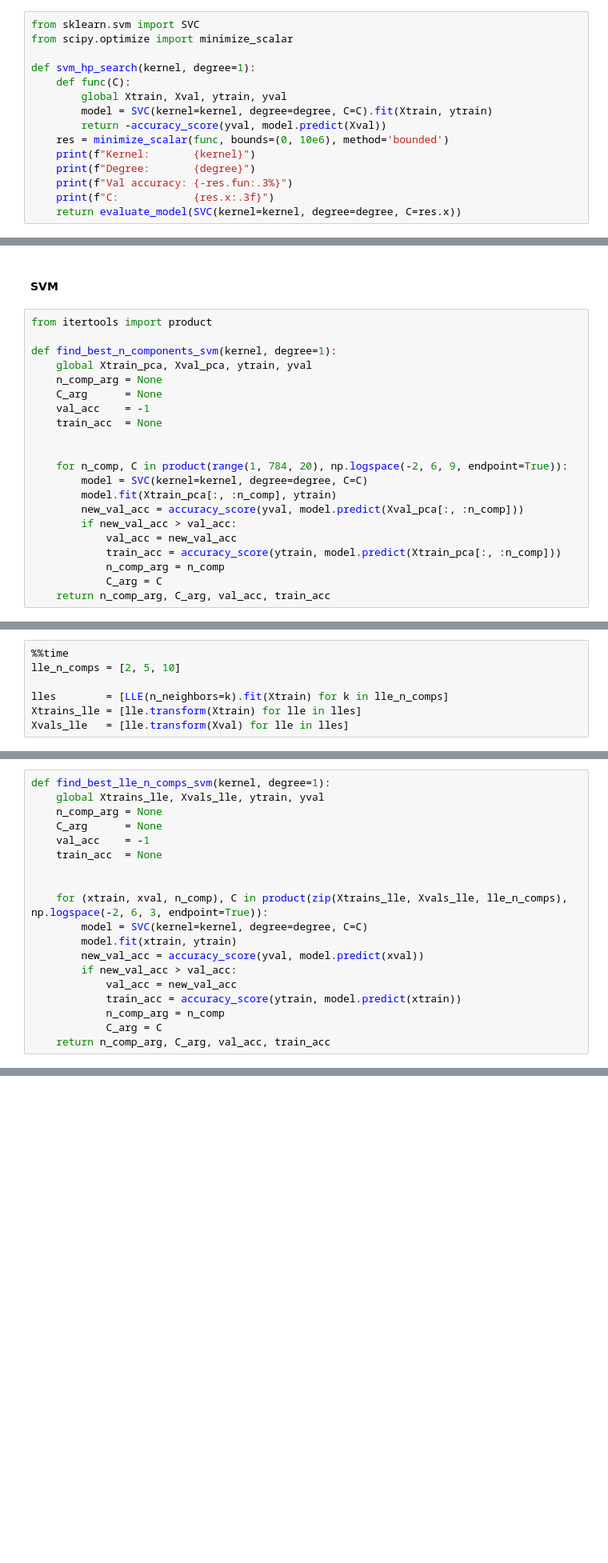
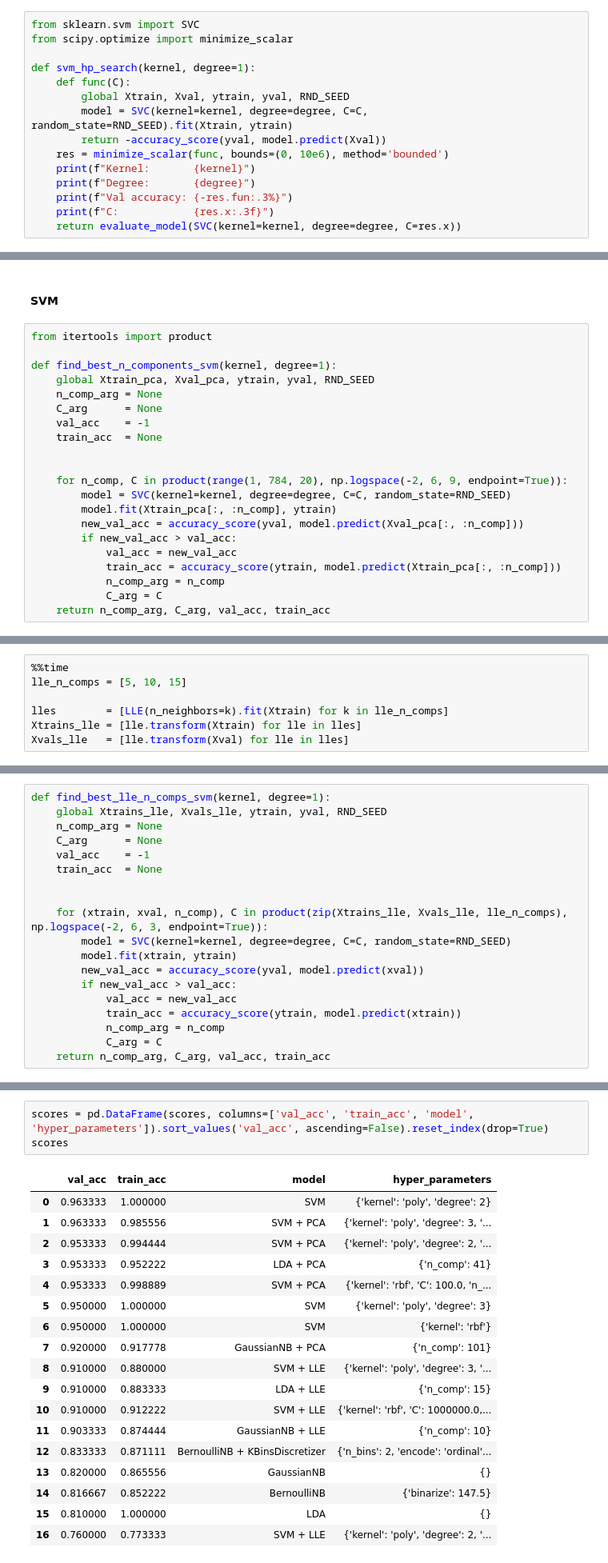
Before and after one commit to ZhigaMason/University, a Jupyter notebook: 01/homework_01_B242.ipynb, the cells around one changed output, grey strips where cells are left out. Shown at 80% size. Cells and saved outputs as stored; diff of their text form; blank space fills up the shorter version.

```diff
--- a/01/homework_01_B242.ipynb
+++ b/01/homework_01_B242.ipynb
@@ -180,8 +180,8 @@ from scipy.optimize import minimize_scalar
 
 def svm_hp_search(kernel, degree=1):
     def func(C):
-        global Xtrain, Xval, ytrain, yval
-        model = SVC(kernel=kernel, degree=degree, C=C).fit(Xtrain, ytrain)
+        global Xtrain, Xval, ytrain, yval, RND_SEED
+        model = SVC(kernel=kernel, degree=degree, C=C, random_state=RND_SEED).fit(Xtrain, ytrain)
         return -accuracy_score(yval, model.predict(Xval))
     res = minimize_scalar(func, bounds=(0, 10e6), method='bounded')
     print(f"Kernel:       {kernel}")
@@ -354,7 +358,7 @@ def find_best_n_components(model):
 from itertools import product
 
 def find_best_n_components_svm(kernel, degree=1):
-    global Xtrain_pca, Xval_pca, ytrain, yval
+    global Xtrain_pca, Xval_pca, ytrain, yval, RND_SEED
     n_comp_arg = None
     C_arg      = None
     val_acc    = -1
@@ -362,7 +366,7 @@ def find_best_n_components_svm(kernel, degree=1):
 
 
     for n_comp, C in product(range(1, 784, 20), np.logspace(-2, 6, 9, endpoint=True)):
-        model = SVC(kernel=kernel, degree=degree, C=C)
+        model = SVC(kernel=kernel, degree=degree, C=C, random_state=RND_SEED)
         model.fit(Xtrain_pca[:, :n_comp], ytrain)
         new_val_acc = accuracy_score(yval, model.predict(Xval_pca[:, :n_comp]))
         if new_val_acc > val_acc:
@@ -501,6 +511,6 @@ We can see that class regions intersact a lot, so it will be hard for any model
 # %%
 %%time
-lle_n_comps = [2, 5, 10]
+lle_n_comps = [5, 10, 15]
 
 lles        = [LLE(n_neighbors=k).fit(Xtrain) for k in lle_n_comps]
 Xtrains_lle = [lle.transform(Xtrain) for lle in lles]
@@ -523,6 +538,6 @@ def find_best_lle_n_comps(model):
 # %%
 def find_best_lle_n_comps_svm(kernel, degree=1):
-    global Xtrains_lle, Xvals_lle, ytrain, yval
+    global Xtrains_lle, Xvals_lle, ytrain, yval, RND_SEED
     n_comp_arg = None
     C_arg      = None
     val_acc    = -1
@@ -530,7 +545,7 @@ def find_best_lle_n_comps_svm(kernel, degree=1):
 
 
     for (xtrain, xval, n_comp), C in product(zip(Xtrains_lle, Xvals_lle, lle_n_comps), np.logspace(-2, 6, 3, endpoint=True)):
-        model = SVC(kernel=kernel, degree=degree, C=C)
+        model = SVC(kernel=kernel, degree=degree, C=C, random_state=RND_SEED)
         model.fit(xtrain, ytrain)
         new_val_acc = accuracy_score(yval, model.predict(xval))
         if new_val_acc > val_acc:
@@ -621,0 +666,22 @@ Ellipsis
+# %%
+scores = pd.DataFrame(scores, columns=['val_acc', 'train_acc', 'model', 'hyper_parameters']).sort_values('val_acc', ascending=False).reset_index(drop=True)
+scores
+# %% [output]
+|  | val_acc | train_acc | model | hyper_parameters |
+| 0 | 0.963333 | 1.000000 | SVM | {'kernel': 'poly', 'degree': 2} |
+| 1 | 0.963333 | 0.985556 | SVM + PCA | {'kernel': 'poly', 'degree': 3, '... |
+| 2 | 0.953333 | 0.994444 | SVM + PCA | {'kernel': 'poly', 'degree': 2, '... |
+| 3 | 0.953333 | 0.952222 | LDA + PCA | {'n_comp': 41} |
+| 4 | 0.953333 | 0.998889 | SVM + PCA | {'kernel': 'rbf', 'C': 100.0, 'n_... |
+| 5 | 0.950000 | 1.000000 | SVM | {'kernel': 'poly', 'degree': 3} |
+| 6 | 0.950000 | 1.000000 | SVM | {'kernel': 'rbf'} |
+| 7 | 0.920000 | 0.917778 | GaussianNB + PCA | {'n_comp': 101} |
+| 8 | 0.910000 | 0.880000 | SVM + LLE | {'kernel': 'poly', 'degree': 3, '... |
+| 9 | 0.910000 | 0.883333 | LDA + LLE | {'n_comp': 15} |
+| 10 | 0.910000 | 0.912222 | SVM + LLE | {'kernel': 'rbf', 'C': 1000000.0,... |
+| 11 | 0.903333 | 0.874444 | GaussianNB + LLE | {'n_comp': 10} |
+| 12 | 0.833333 | 0.871111 | BernoulliNB + KBinsDiscretizer | {'n_bins': 2, 'encode': 'ordinal'... |
+| 13 | 0.820000 | 0.865556 | GaussianNB | {} |
+| 14 | 0.816667 | 0.852222 | BernoulliNB | {'binarize': 147.5} |
+| 15 | 0.810000 | 1.000000 | LDA | {} |
+| 16 | 0.760000 | 0.773333 | SVM + LLE | {'kernel': 'poly', 'degree': 2, '... |
```
Also changed, not shown: parts of 47 cells of this notebook, 1 other file.
